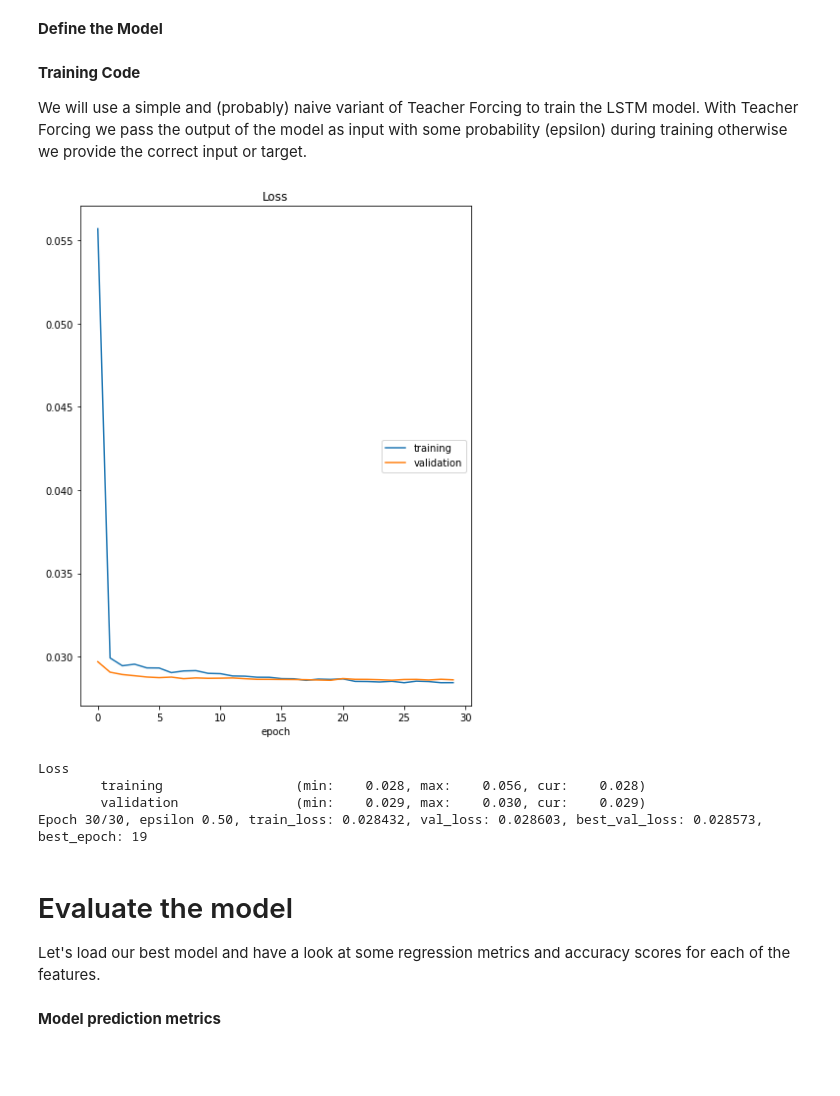
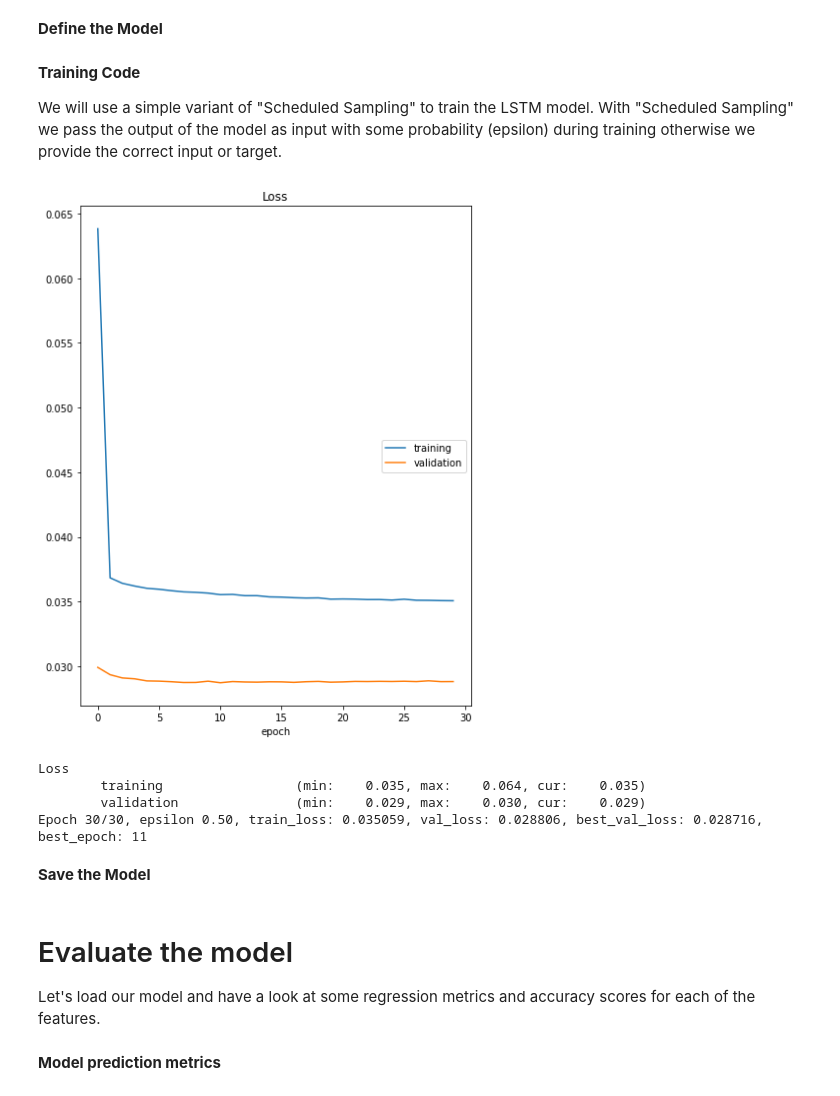
Before and after one commit to sacktock/EDVAM-models, a Jupyter notebook: LSTM_sequence.ipynb, the cells around one changed output. Cells and saved outputs as stored; diff of their text form; code cells hidden in the pictures; blank space fills up the shorter version.

```diff
--- a/LSTM_sequence.ipynb
+++ b/LSTM_sequence.ipynb
@@ -177,7 +177,7 @@ learning_rate = 0.001
 n_epoch = 30
 
 do_teacher_forcing = True
-epsilon = 0.5
+epsilon = .5
 
 lr_halflife = 30. # learning rate decay in epochs
 lr_decay_rate = .1**(1./lr_halflife) # decay by a factor of 10 after 30 epochs
@@ -233,25 +233,26 @@ class LSTMModel(nn.Module):
     self.h0 = nn.Parameter(h0, requires_grad=True)
     self.c0 = nn.Parameter(c0, requires_grad=True)
 
-  def forward(self, input, future=0, y=None):
+  def forward(self, inputs, future=0):
     outputs = []
-    input = input.float()
-    batch_size = input.shape[0]
+    inputs = inputs.float()
+    batch_size = inputs.shape[0]
 
     # initial hidden state
     h_t, c_t = (self.h0.repeat(batch_size, 1), self.c0.repeat(batch_size, 1))
 
-    for i, input in enumerate(input.chunk(input.size(1), dim=1)):
-      h_t, c_t = self.lstm(input.squeeze(1), (h_t, c_t))
+    for i, input in enumerate(inputs.chunk(inputs.size(1), dim=1)):
+      input = input.squeeze(1)
+      # with probability epsilon use the current output as input
+      if (do_teacher_forcing) and (np.random.random() > epsilon) and (i > int(seq_len / 2)) and self.training:
+        input = output
+      h_t, c_t = self.lstm(input, (h_t, c_t))
       output = self.linear(self.drop(h_t))
       outputs += [output]
 
     for i in range(future):
-      # with probability epsilon use the current output as input
-      if y is not None and np.random.random() > epsilon:
-        output = y[:, [i]].squeeze()  # teacher forcing
       h_t, c_t = self.lstm(output, (h_t, c_t))
-      output = self.linear(h_t)
+      output = self.linear(self.drop(h_t))
       outputs += [output]
 
     outputs = torch.stack(outputs, 1).squeeze(2)
@@ -266,7 +267,7 @@ liveplot = PlotLosses()
 # %% [markdown]
 **Training Code**
 
-We will use a simple and (probably) naive variant of Teacher Forcing to train the LSTM model. With Teacher Forcing we pass the output of the model as input with some probability (epsilon) during training otherwise we provide the correct input or target.
+We will use a simple variant of "Scheduled Sampling" to train the LSTM model. With "Scheduled Sampling" we pass the output of the model as input with some probability (epsilon) during training otherwise we provide the correct input or target.
 # %%
 # helper function to set learning rate
 def set_lr(lr):
@@ -286,46 +287,43 @@ while (epoch < n_epoch):
       model.eval()
 
     loss_arr = np.zeros(0)
 
     for inputs, targets in dataloaders[phase]:
       inputs, targets = inputs.to(device), targets.to(device)
 
-      if phase == "train" and do_teacher_forcing == True:
-        future = np.random.randint(1, int(seq_len) / 2)
-        limit = inputs.shape[1] - future
-        outputs = model(inputs[:, :limit], future=future, y=targets[:, limit:])
-      else:
-        outputs = model(inputs)
+      outputs = model(inputs)
 
       # minimize spatial losses for all features and all inputs
       loss = nn.MSELoss()(outputs, targets)
 
       # parameter update step
       if phase == "train":
         optim.zero_grad()
         loss.backward()
         optim.step()
 
       loss_arr = np.append(loss_arr, loss.item())
 
     epoch_loss[phase] = loss_arr.mean()
 
-    if phase == "test" and epoch_loss[phase] < best_val_loss:
-      best_epoch = epoch
-      best_val_loss = epoch_loss[phase]
-      torch.save({'model':model.state_dict()}, 'drive/My Drive/training/LSTM_series.chkpt')
+  epoch += 1
 
-  epoch += 1
+  if epoch_loss["test"] < best_val_loss:
+    best_epoch = epoch
+    best_val_loss = epoch_loss["test"]
+    torch.save({'model':model.state_dict()}, 'drive/My Drive/training/LSTM_series.chkpt')
 
   learning_rate *= lr_decay_rate
   set_lr(learning_rate)
 
   liveplot.update({"loss" : epoch_loss["train"], "val_loss" : epoch_loss["test"]})
   liveplot.send()
   print('Epoch {}/{}, epsilon {:.2f}, train_loss: {:.6f}, val_loss: {:.6f}, best_val_loss: {:.6f}, best_epoch: {}'.format(epoch, n_epoch, epsilon, epoch_loss["train"],epoch_loss["test"], best_val_loss, best_epoch))
 # %% [output]
-[figure, old version]
+[figure, new version]
 Loss
-        training                 (min:    0.028, max:    0.056, cur:    0.028)
+        training                 (min:    0.035, max:    0.064, cur:    0.035)
         validation               (min:    0.029, max:    0.030, cur:    0.029)
-Epoch 30/30, epsilon 0.50, train_loss: 0.028432, val_loss: 0.028603, best_val_loss: 0.028573, best_epoch: 19
+Epoch 30/30, epsilon 0.50, train_loss: 0.035059, val_loss: 0.028806, best_val_loss: 0.028716, best_epoch: 11
+# %% [markdown]
+**Save the Model**
@@ -332,7 +332,7 @@ Epoch 30/30, epsilon 0.50, train_loss: 0.028432, val_loss: 0.028603, best_val_lo
 # %% [markdown]
 # Evaluate the model
 
-Let's load our best model and have a look at some regression metrics and accuracy scores for each of the features.
+Let's load our model and have a look at some regression metrics and accuracy scores for each of the features.
 # %%
 try:
   params = torch.load('drive/My Drive/training/LSTM_series.chkpt')
```
Also changed, not shown: parts of 29 cells of this notebook.
